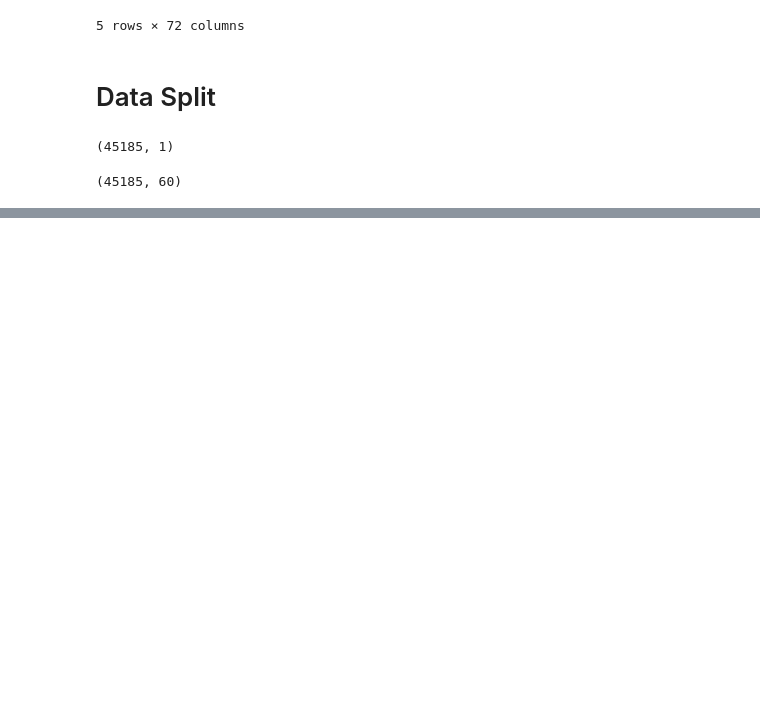
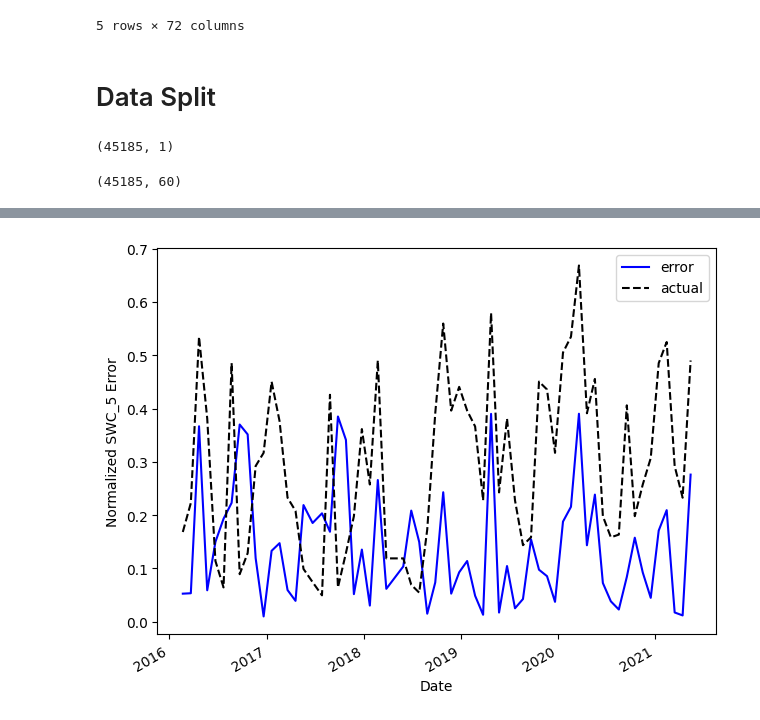
Before and after one commit to kiat/tx-soil-moisture, a Jupyter notebook: notebook/SWC_5_SARIMAX_Model_All_Stations.ipynb, the cells around one changed output, grey strips where cells are left out. Saved outputs shown, nothing was run; the diff lists cells and outputs as text; code cells hidden in the pictures; blank space fills up the shorter version.

```diff
--- a/notebook/SWC_5_SARIMAX_Model_All_Stations.ipynb
+++ b/notebook/SWC_5_SARIMAX_Model_All_Stations.ipynb
@@ -345,0 +396,21 @@ MAPE: 86.7580%
+# %%
+# Calculate the absolute errors
+errors = np.abs(np.array(pred_df.SARIMA) - np.array(pred_df[0]))
+errors = pd.DataFrame(errors, index=pred_df[0].index)
+
+# Find the maximum absolute error
+max_error = np.max(errors)
+# %%
+# visualize predictions
+fig, ax = plt.subplots()
+
+ax.plot(errors, 'b-', label='error')
+ax.plot(pred_df[0], 'k--', label='actual')
+ax.set_xlabel('Date')
+ax.set_ylabel('Normalized SWC_5 Error')
+ax.legend()
+
+fig.autofmt_xdate()
+plt.tight_layout()
+# %% [output]
+[figure, added]
```
Also changed, not shown: parts of 13 cells of this notebook.
